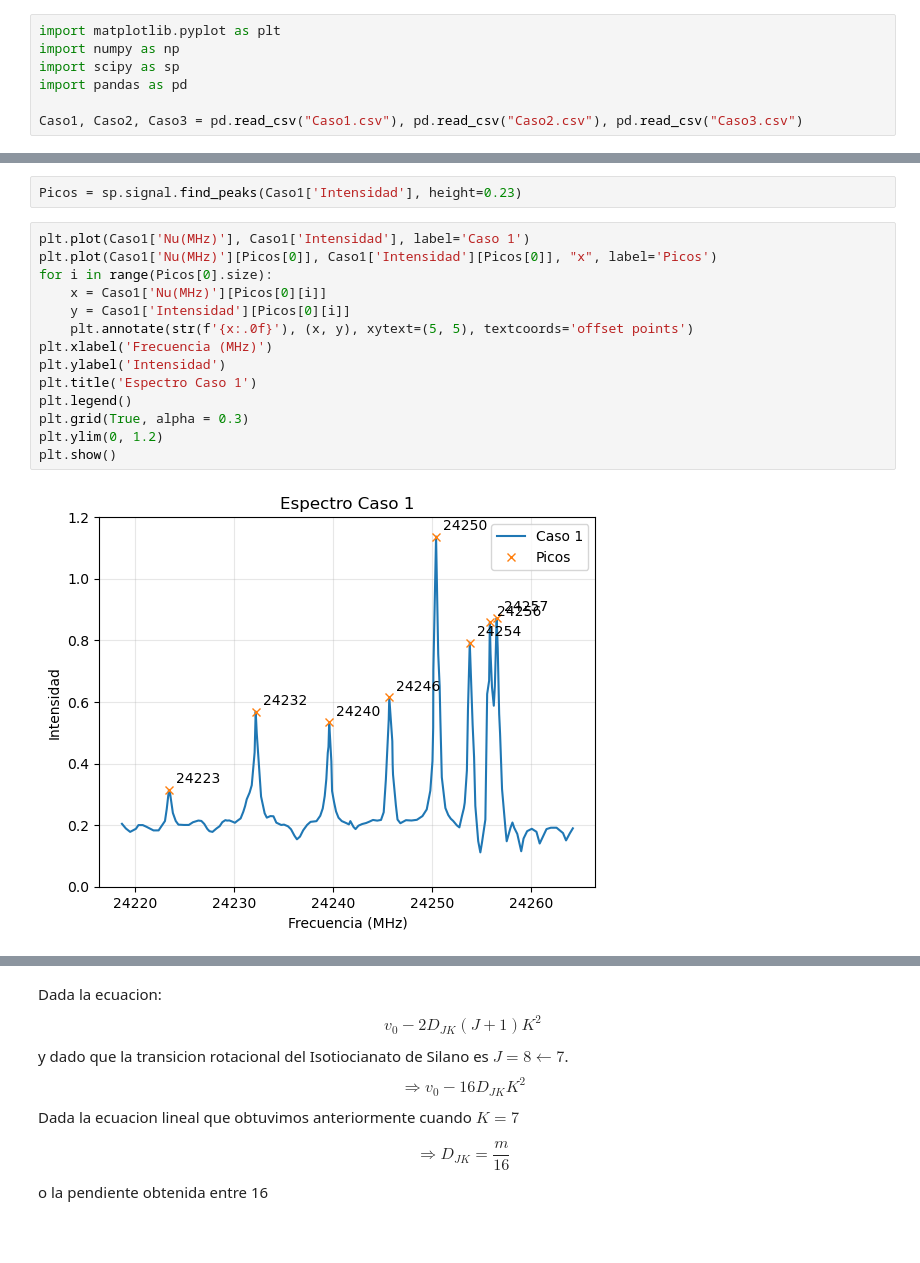
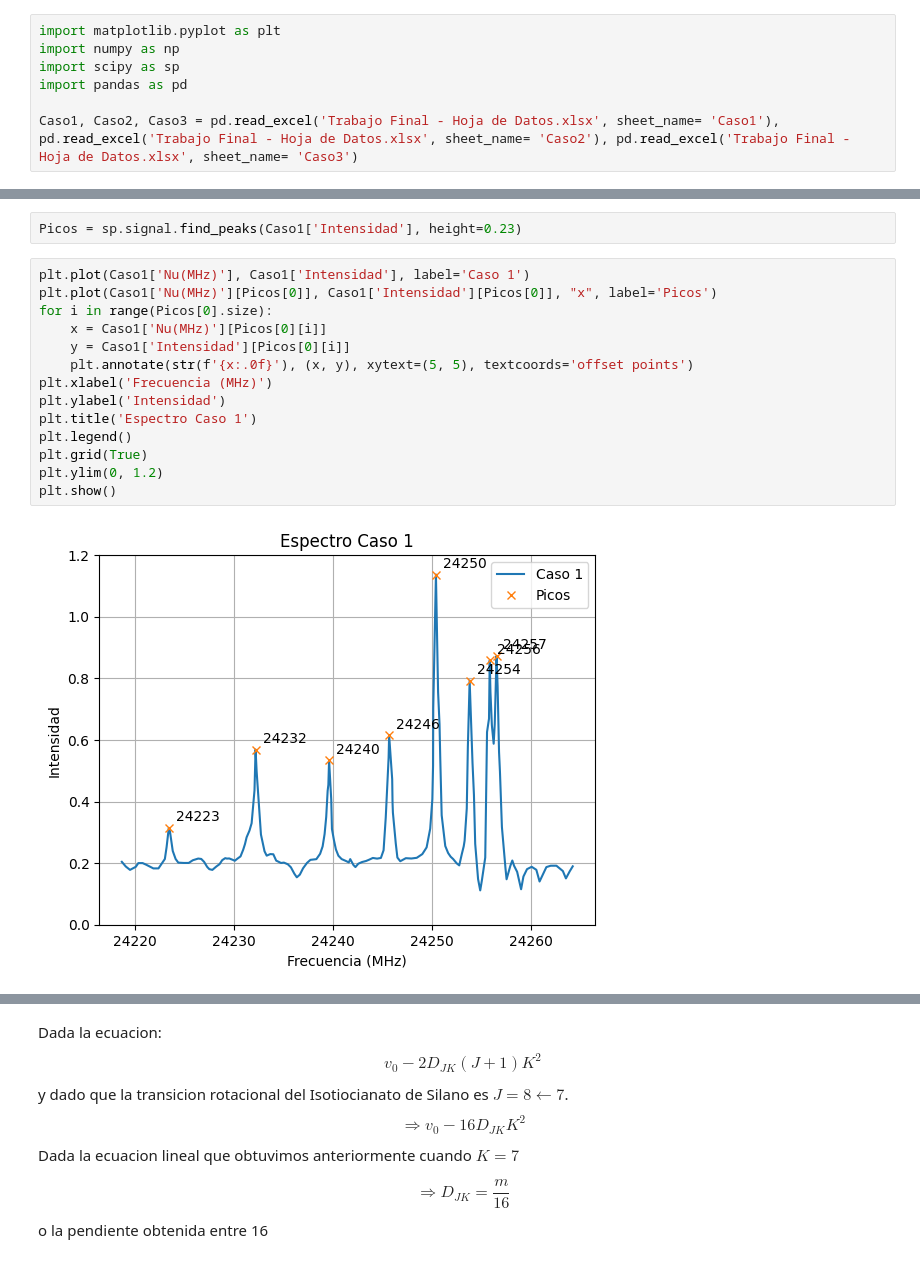
Before and after one commit to FabianC010/Proyecto-Espectroscopia-Molecular, a Jupyter notebook: Analisis.ipynb, the cells around one changed output, grey strips where cells are left out. Cells and saved outputs as stored; diff of their text form; blank space fills up the shorter version.

```diff
--- a/Analisis.ipynb
+++ b/Analisis.ipynb
@@ -4,4 +4,4 @@ import numpy as np
 import scipy as sp
 import pandas as pd
 
-Caso1, Caso2, Caso3 = pd.read_csv("Caso1.csv"), pd.read_csv("Caso2.csv"), pd.read_csv("Caso3.csv")
+Caso1, Caso2, Caso3 = pd.read_excel('Trabajo Final - Hoja de Datos.xlsx', sheet_name= 'Caso1'), pd.read_excel('Trabajo Final - Hoja de Datos.xlsx', sheet_name= 'Caso2'), pd.read_excel('Trabajo Final - Hoja de Datos.xlsx', sheet_name= 'Caso3')
@@ -26,19 +28,19 @@ Picos = sp.signal.find_peaks(Caso1['Intensidad'], height=0.23)
 # %%
 plt.plot(Caso1['Nu(MHz)'], Caso1['Intensidad'], label='Caso 1')
 plt.plot(Caso1['Nu(MHz)'][Picos[0]], Caso1['Intensidad'][Picos[0]], "x", label='Picos')
 for i in range(Picos[0].size):
     x = Caso1['Nu(MHz)'][Picos[0][i]]
     y = Caso1['Intensidad'][Picos[0][i]]
     plt.annotate(str(f'{x:.0f}'), (x, y), xytext=(5, 5), textcoords='offset points')
 plt.xlabel('Frecuencia (MHz)')
 plt.ylabel('Intensidad')
 plt.title('Espectro Caso 1')
 plt.legend()
-plt.grid(True, alpha = 0.3)
+plt.grid(True)
 plt.ylim(0, 1.2)
 plt.show()
 # %% [output]
-[figure, old version]
+[figure, new version]
 # %%
 Tabla = pd.read_csv('Tabla posiciones y FWHM Caso1.csv', sep = ';', decimal= ',').sort_values(by = ["Centro(MHz)"], ascending=False)
 
```
Also changed, not shown: parts of 19 cells of this notebook, 5 other files.
